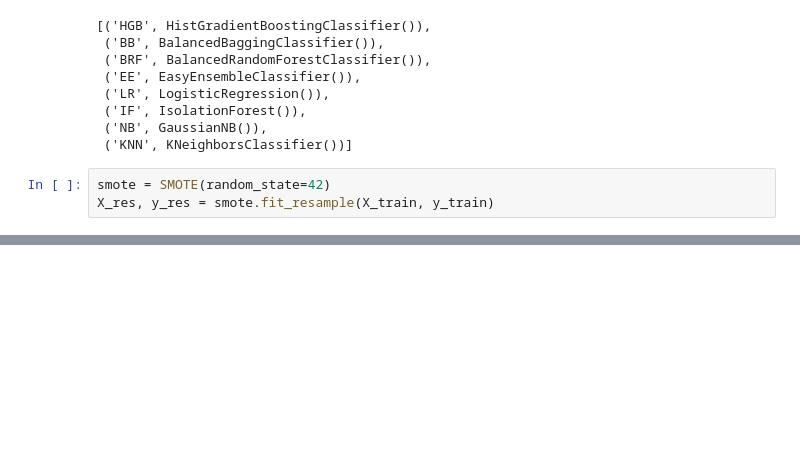
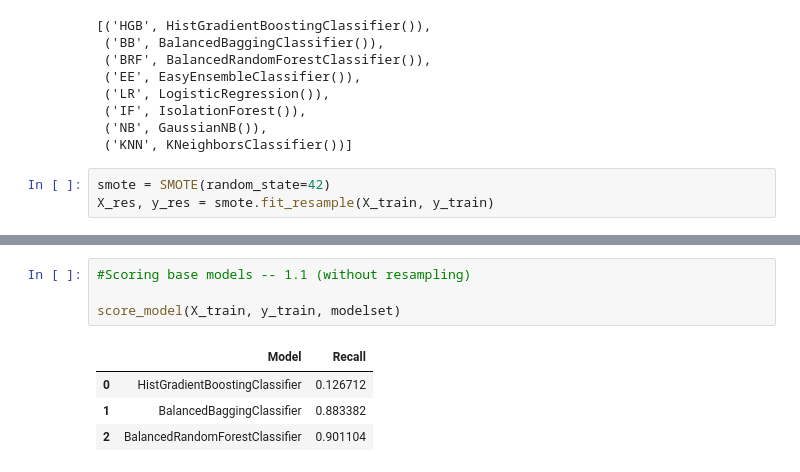
Before and after one commit to debhere/Fradulent-Transaction, a Jupyter notebook: Predict_Fradulent_Transaction_V1_0.ipynb, the cells around one changed output, grey strips where cells are left out. Cells and saved outputs as stored; diff of their text form; blank space fills up the shorter version.

```diff
--- a/Predict_Fradulent_Transaction_V1_0.ipynb
+++ b/Predict_Fradulent_Transaction_V1_0.ipynb
@@ -570,0 +582,9 @@ score_model(X_res, y_res, modelset)
+# %%
+#Scoring base models -- 1.1 (without resampling)
+
+score_model(X_train, y_train, modelset)
+# %% [output]
+|  | Model | Recall |
+| 0 | HistGradientBoostingClassifier | 0.126712 |
+| 1 | BalancedBaggingClassifier | 0.883382 |
+| 2 | BalancedRandomForestClassifier | 0.901104 |
```
Also changed, not shown: parts of 8 cells of this notebook.
